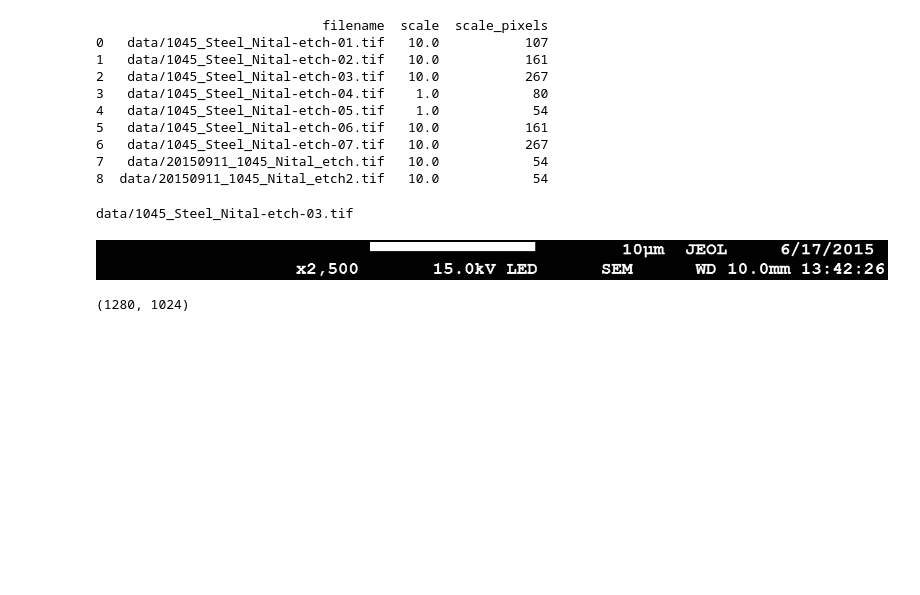
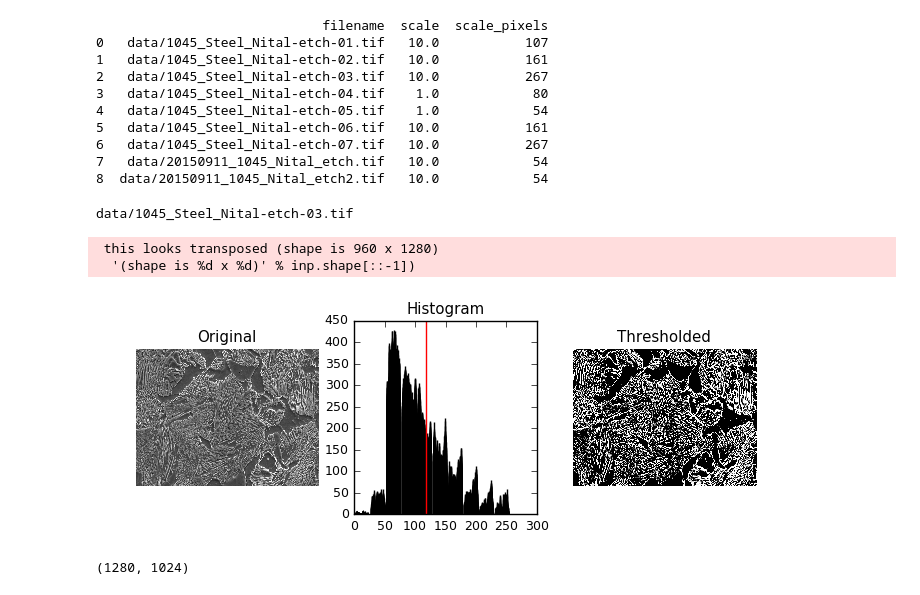
Before and after one commit to wd15/sem-image-stats, a Jupyter notebook: index.ipynb, the cells around one changed output. Drawn from its saved outputs; the diff is of its cells as text; code cells hidden in the pictures; blank space fills up the shorter version.

```diff
--- a/index.ipynb
+++ b/index.ipynb
@@ -67,10 +151,47 @@ print(data[['filename', 'scale', 'scale_pixels']])
 # %%
 #PYTEST_VALIDATE_IGNORE_OUTPUT
 print(data.ix[2]['filename'])
-crop(data.ix[2]['filename'])[1]
+image = np.array(crop(data.ix[2]['filename'])[0])
 # %% [output]
 data/1045_Steel_Nital-etch-03.tif
-[figure, removed]
+# %%
+
+
+import matplotlib
+import matplotlib.pyplot as plt
+
+from skimage.data import camera
+from skimage.filters import threshold_otsu
+
+
+matplotlib.rcParams['font.size'] = 9
+
+thresh = threshold_otsu(image)
+binary = image > thresh
+
+#fig, (ax1, ax2, ax3) = plt.subplots(1, 3, figsize=(8, 2.5))
+fig = plt.figure(figsize=(8, 2.5))
+ax1 = plt.subplot(1, 3, 1, adjustable='box-forced')
+ax2 = plt.subplot(1, 3, 2)
+ax3 = plt.subplot(1, 3, 3, sharex=ax1, sharey=ax1, adjustable='box-forced')
+
+ax1.imshow(image, cmap=plt.cm.gray)
+ax1.set_title('Original')
+ax1.axis('off')
+
+ax2.hist(image)
+ax2.set_title('Histogram')
+ax2.axvline(thresh, color='r')
+
+ax3.imshow(binary, cmap=plt.cm.gray)
+ax3.set_title('Thresholded')
+ax3.axis('off')
+
+plt.show()
+# %% [output]
+ this looks transposed (shape is 960 x 1280)
+  '(shape is %d x %d)' % inp.shape[::-1])
+[figure, added]
 # %%
 image = PIL.Image.open('data/1045_Steel_Nital-etch-01.tif')
 # %%
```
Also changed, not shown: parts of 3 cells of this notebook.
